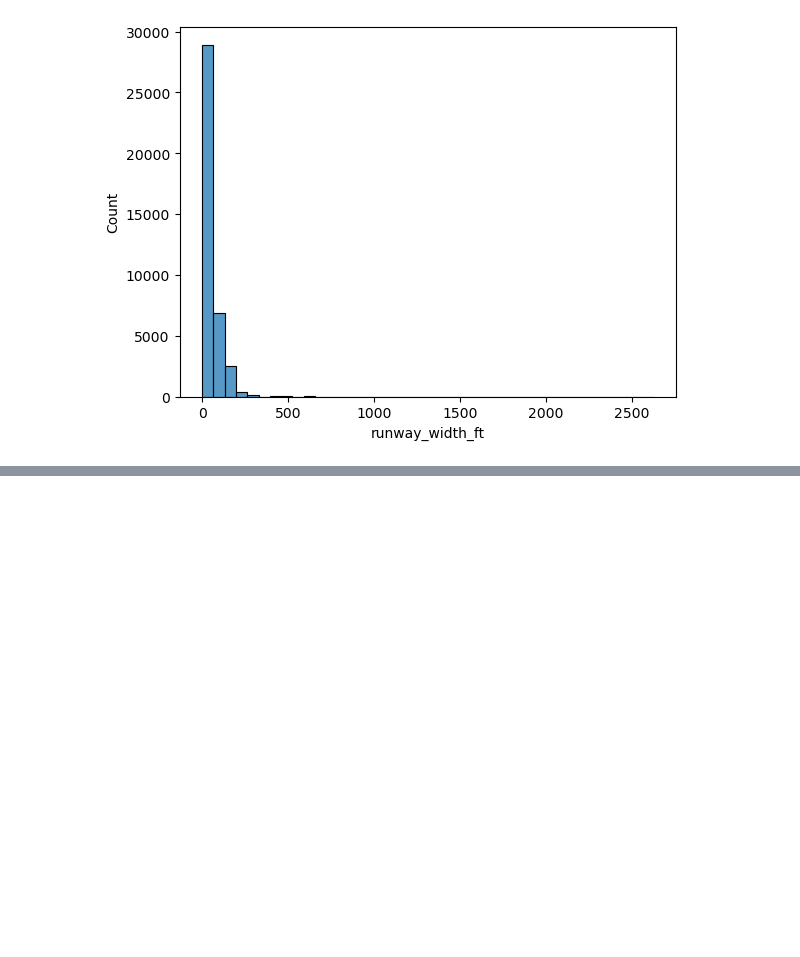
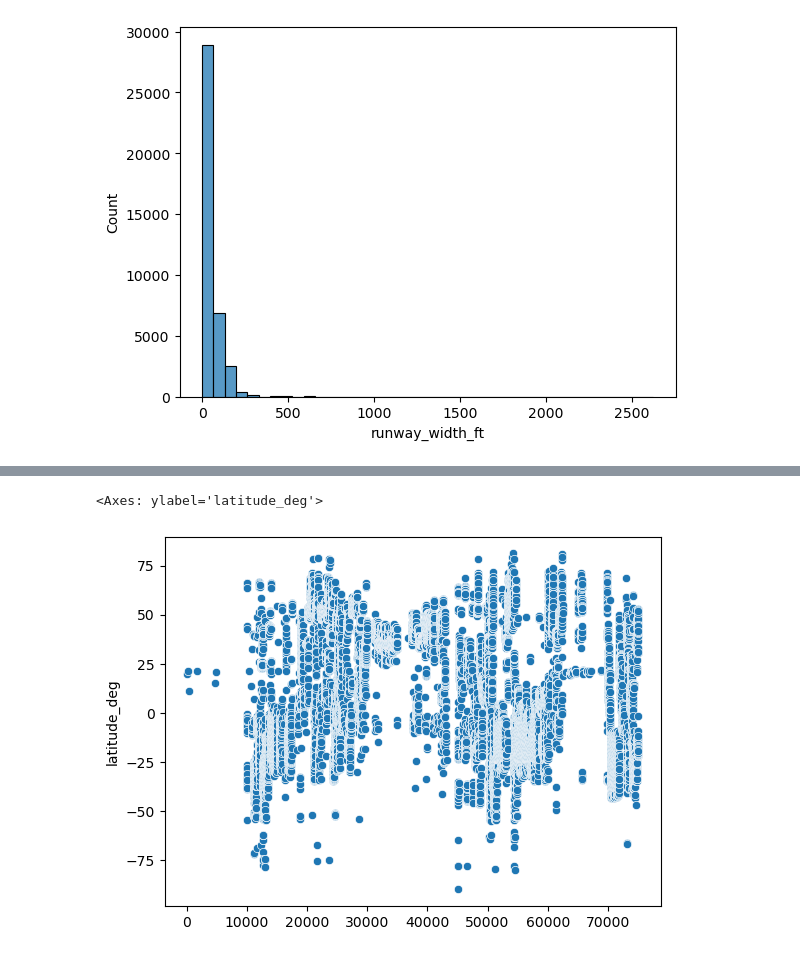
Before and after one commit to ameerhassan22/World_Airports, a Jupyter notebook: World Airports.ipynb, the cells around one changed output, grey strips where cells are left out. Cells and saved outputs as stored; diff of their text form; code cells hidden in the pictures; blank space fills up the shorter version.

```diff
--- a/World Airports.ipynb
+++ b/World Airports.ipynb
@@ -419,0 +425,5 @@ sns.histplot(data=train,x='runway_width_ft',bins=40)
+# %%
+sns.scatterplot(data=train.latitude_deg)
+# %% [output]
+<Axes: ylabel='latitude_deg'>
+[figure, added]
```
Also changed, not shown: parts of 3 cells of this notebook.
